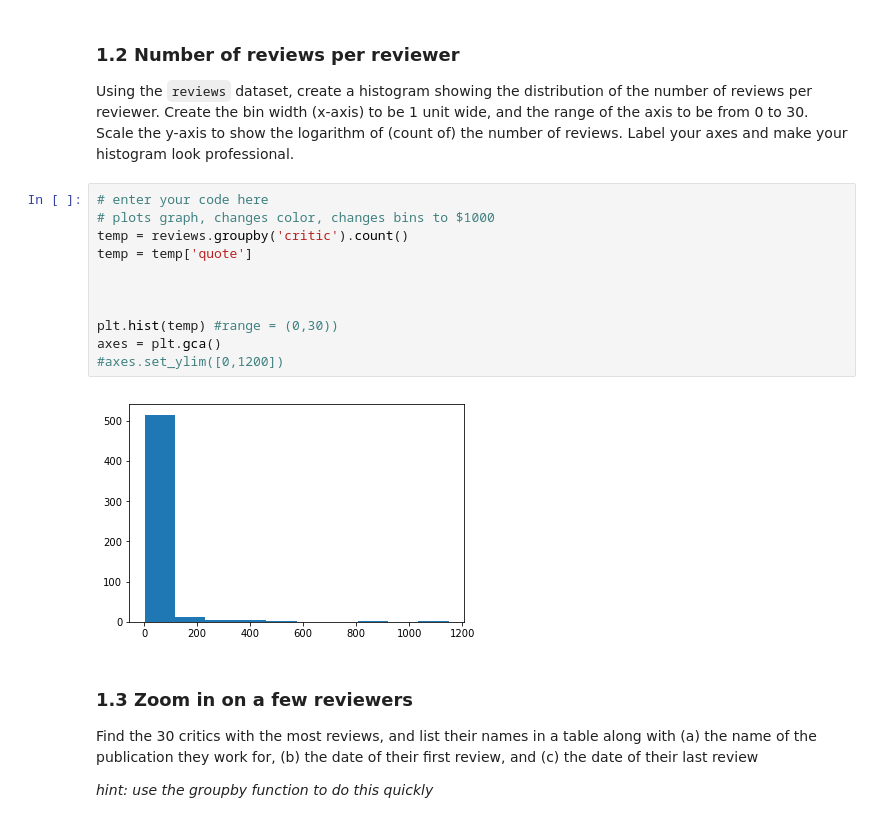
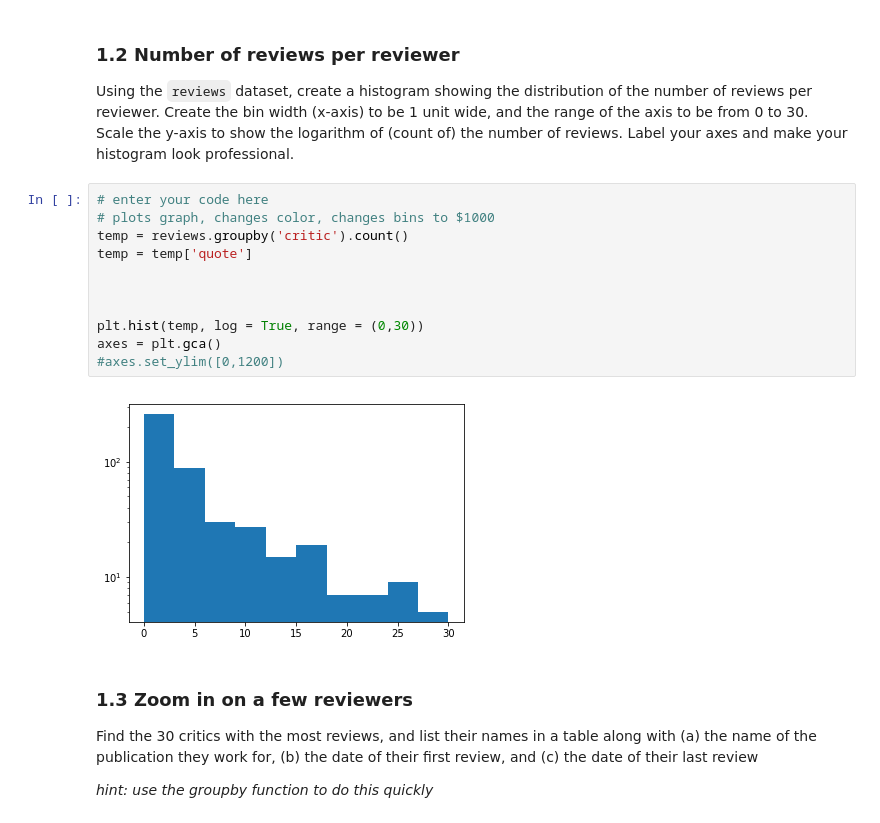
Before and after one commit to huibrm/hw-5, a Jupyter notebook: pset5.ipynb, the cells around one changed output. Drawn from its saved outputs; the diff is of its cells as text.

```diff
--- a/pset5.ipynb
+++ b/pset5.ipynb
@@ -97,16 +97,16 @@ Using the `reviews` dataset, create a histogram showing the distribution of the
 # %%
 # enter your code here
 # plots graph, changes color, changes bins to $1000
 temp = reviews.groupby('critic').count()
 temp = temp['quote']
 
 
 
-plt.hist(temp) #range = (0,30))
+plt.hist(temp, log = True, range = (0,30))
 axes = plt.gca()
 #axes.set_ylim([0,1200])
 # %% [output]
-[figure, old version]
+[figure, new version]
 # %% [markdown]
 ### 1.3 Zoom in on a few reviewers
 Find the 30 critics with the most reviews, and list their names in a table along with (a) the name of the publication they work for, (b) the date of their first review, and (c) the date of their last review
```
Also changed, not shown: parts of 8 cells of this notebook.
